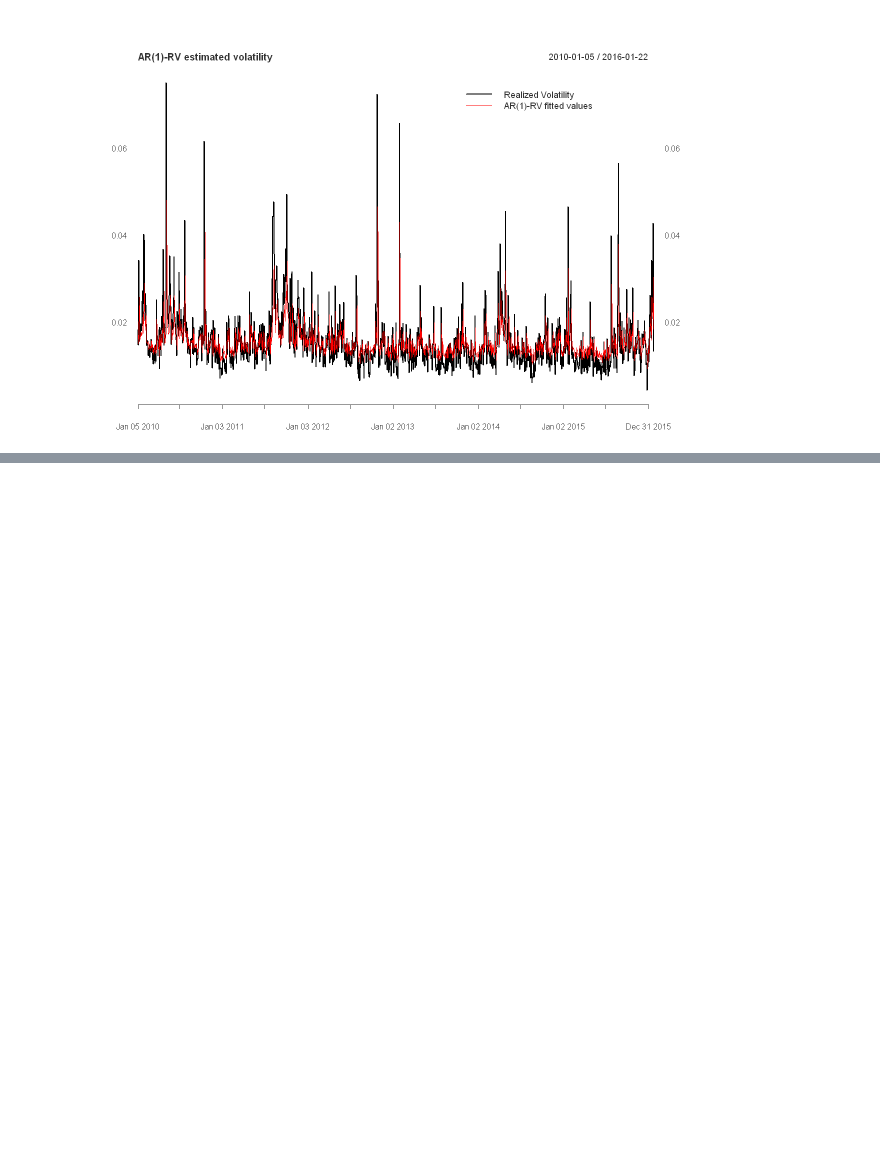
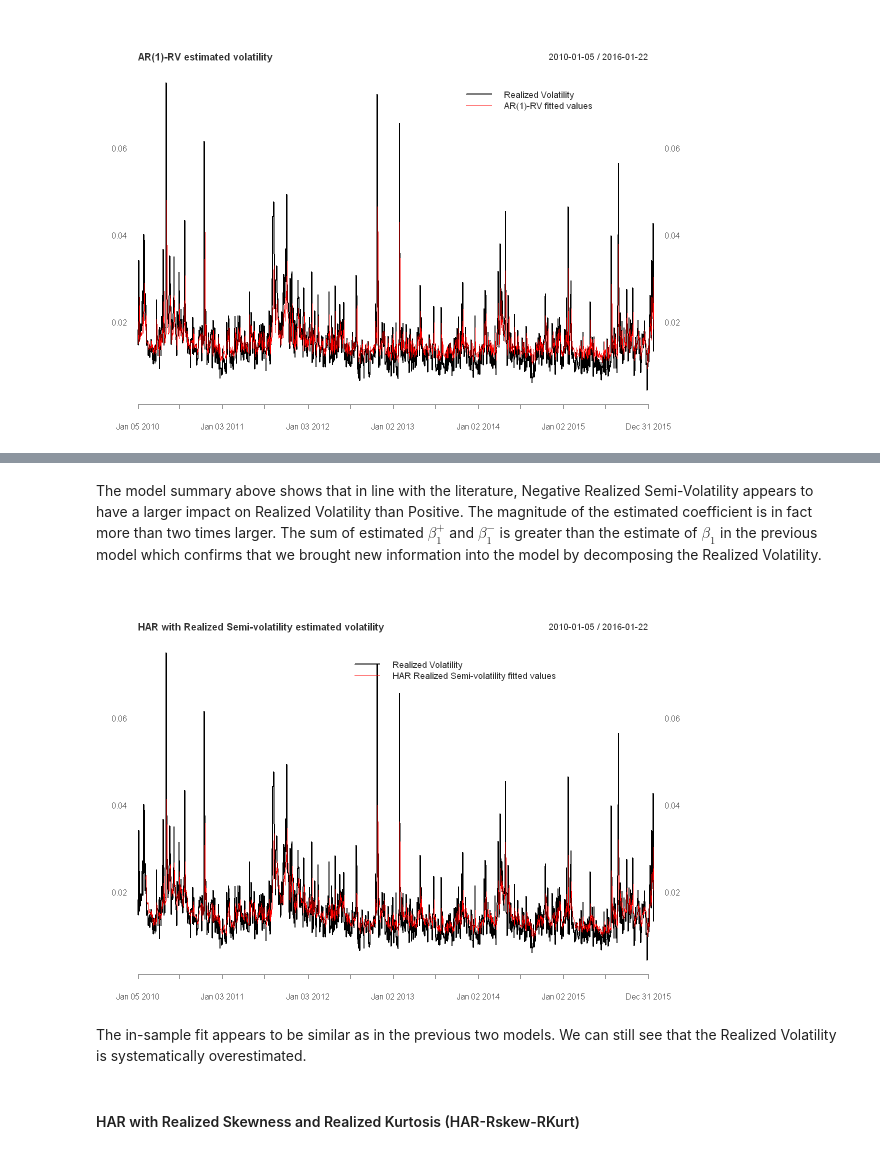
Before and after one commit to JanK0095/Financial-Econometrics-Course-Projects, a Jupyter notebook: Final project/FEI_Emprical_project_Kubal_Mattanelli.ipynb, the cells around one changed output, grey strips where cells are left out. Cells and saved outputs as stored; diff of their text form; code cells hidden in the pictures; blank space fills up the shorter version.

```diff
--- a/Final project/FEI_Emprical_project_Kubal_Mattanelli.ipynb
+++ b/Final project/FEI_Emprical_project_Kubal_Mattanelli.ipynb
@@ -190,0 +273,7 @@ The predictions seem to fit the data quite well. However, there are some large j
+# %%
+#HAR-RS
+amzn$RV_p_lag <- lag(amzn$RV_p) #Lag of Realized Positive Semi-Volatility
+amzn$RV_n_lag <- lag(amzn$RV_n) #Lag of Realized Negative Semi-Volatility
+har_rs <- lm(RV ~ RV_p_lag + RV_n_lag + RV_5 + RV_22, data = amzn)
+summary(har_rs)
+har_rs_fitted <- xts(har_rs$fitted.values, order.by = as.Date(names(har_rs$fitted.values)))
@@ -190,0 +298,14 @@ The predictions seem to fit the data quite well. However, there are some large j
+# %% [markdown]
+The model summary above shows that in line with the literature, Negative Realized Semi-Volatility appears to have a larger impact on Realized Volatility than Positive. The magnitude of the estimated coefficient is in fact more than two times larger. The sum of estimated $\beta_1^+$ and $\beta_1^-$ is greater than the estimate of $\beta_1$ in the previous model which confirms that we brought new information into the model by decomposing the Realized Volatility.
+# %%
+#Plotting fitted values
+plot_holder <- plot(amzn$RV, main = "HAR with Realized Semi-Volatility estimated volatility", grid.col = NA)
+plot_holder <- lines(har_rs_fitted, col = "red")
+plot_holder <- addLegend("topright", on = 1, legend.names = c("Realized Volatility", "HAR Realized Semi-Volatility fitted values"), col = c("black", "red"), lty = 1, bty = "n", lwd = c(2, 1))
+plot_holder
+# %% [output]
+[figure, added]
+# %% [markdown]
+The in-sample fit appears to be similar as in the previous two models. We can still see that the Realized Volatility is systematically overestimated.
+# %% [markdown]
+#### HAR with Realized Skewness and Realized Kurtosis (HAR-Rskew-RKurt)
```
Also changed, not shown: parts of 51 cells of this notebook, 2 other files.
